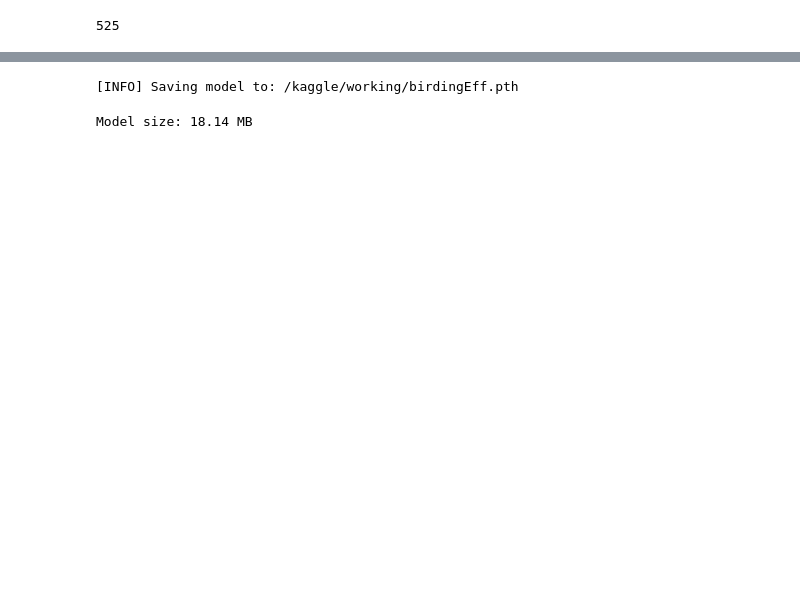
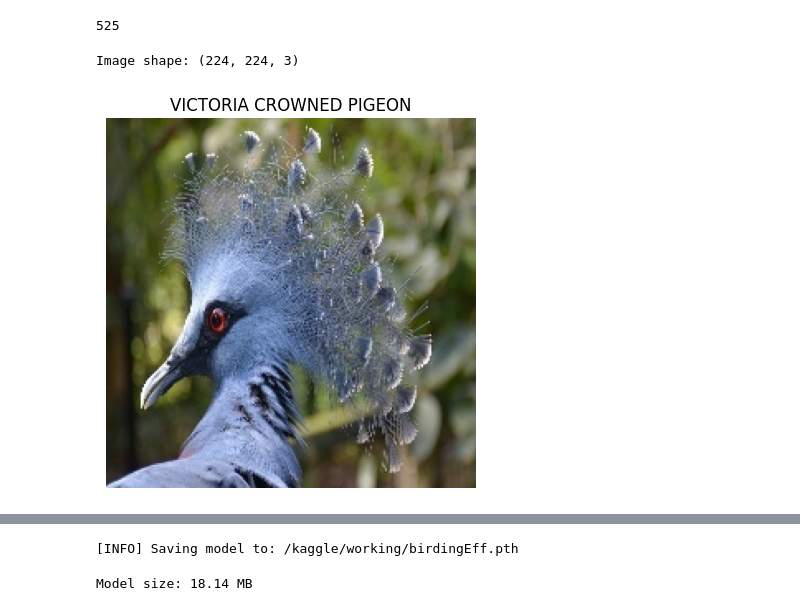
Before and after one commit to natisitotaw/Birding, a Jupyter notebook: Birding_EffNet.ipynb, the cells around one changed output, grey strips where cells are left out. Drawn from its saved outputs; the diff is of its cells as text; code cells hidden in the pictures; blank space fills up the shorter version.

Commit message:
Kaggle Notebook | Birding_EffNet_B0 | Version 2

```diff
--- a/Birding_EffNet.ipynb
+++ b/Birding_EffNet.ipynb
@@ -24,3 +26,31 @@ class_names = np.array(sorted([item.name for item in data_dir.glob("*")])) # cre
 len(class_names)
 # %% [output]
 525
+# %%
+import matplotlib.pyplot as plt
+import matplotlib.image as mpimg
+import random
+import os
+
+def view_random_image(target_dir, target_class):
+  # setting up the image directory
+  target_folder = target_dir + target_class
+
+  #get a random image path
+  random_image = random.sample(os.listdir(target_folder), 1)
+
+  #read image and plotting it
+  img = mpimg.imread(target_folder + "/" + random_image[0] )
+  plt.imshow(img)
+  plt.title(target_class)
+  plt.axis("off")
+
+  print(f"Image shape: {img.shape}")
+
+  return img
+# %%
+img = view_random_image(target_dir = "/kaggle/input/100-bird-species/train/",
+                        target_class = "VICTORIA CROWNED PIGEON") # or we can write nike instead of converse to see converse examples
+# %% [output]
+Image shape: (224, 224, 3)
+[figure, added]
```
Also changed, not shown: parts of 11 cells of this notebook.
